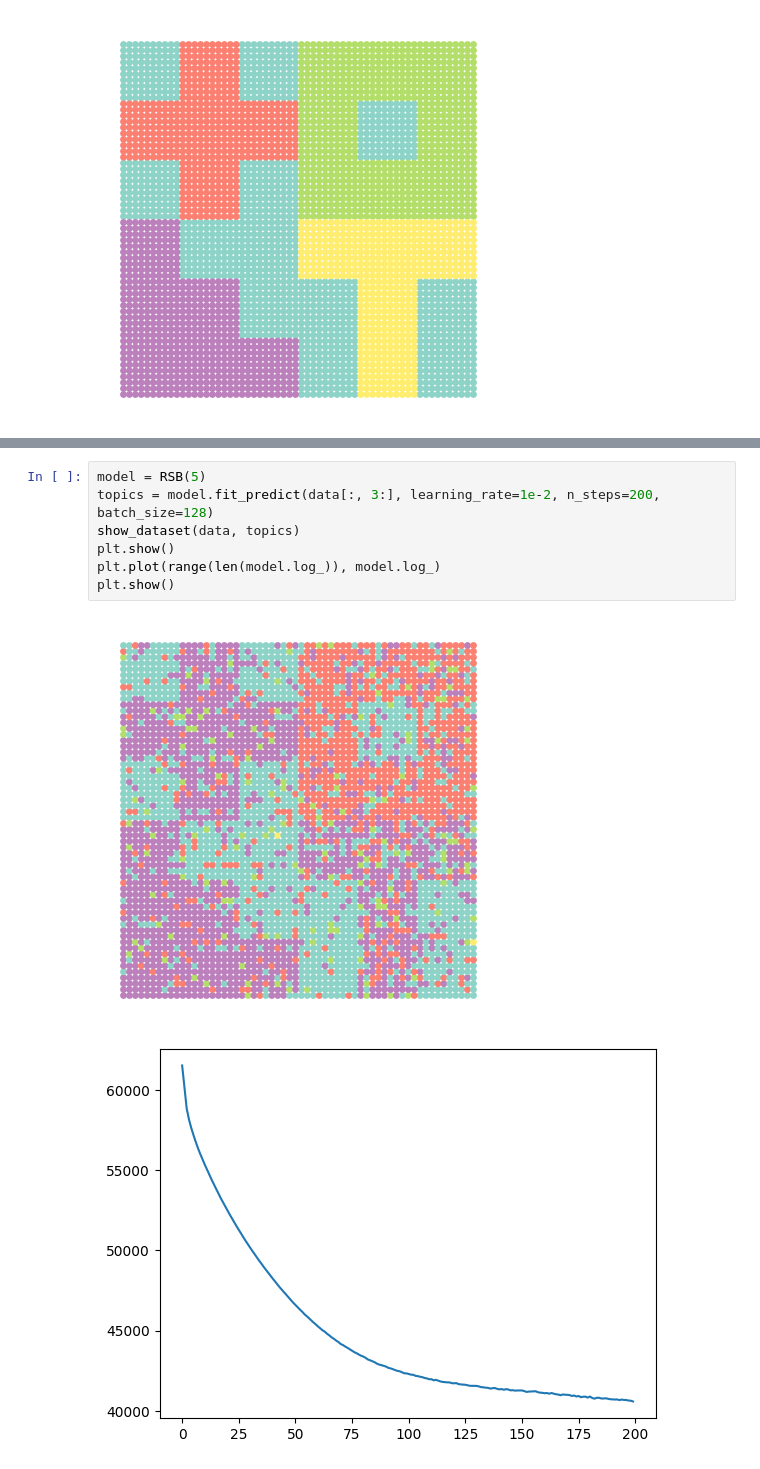
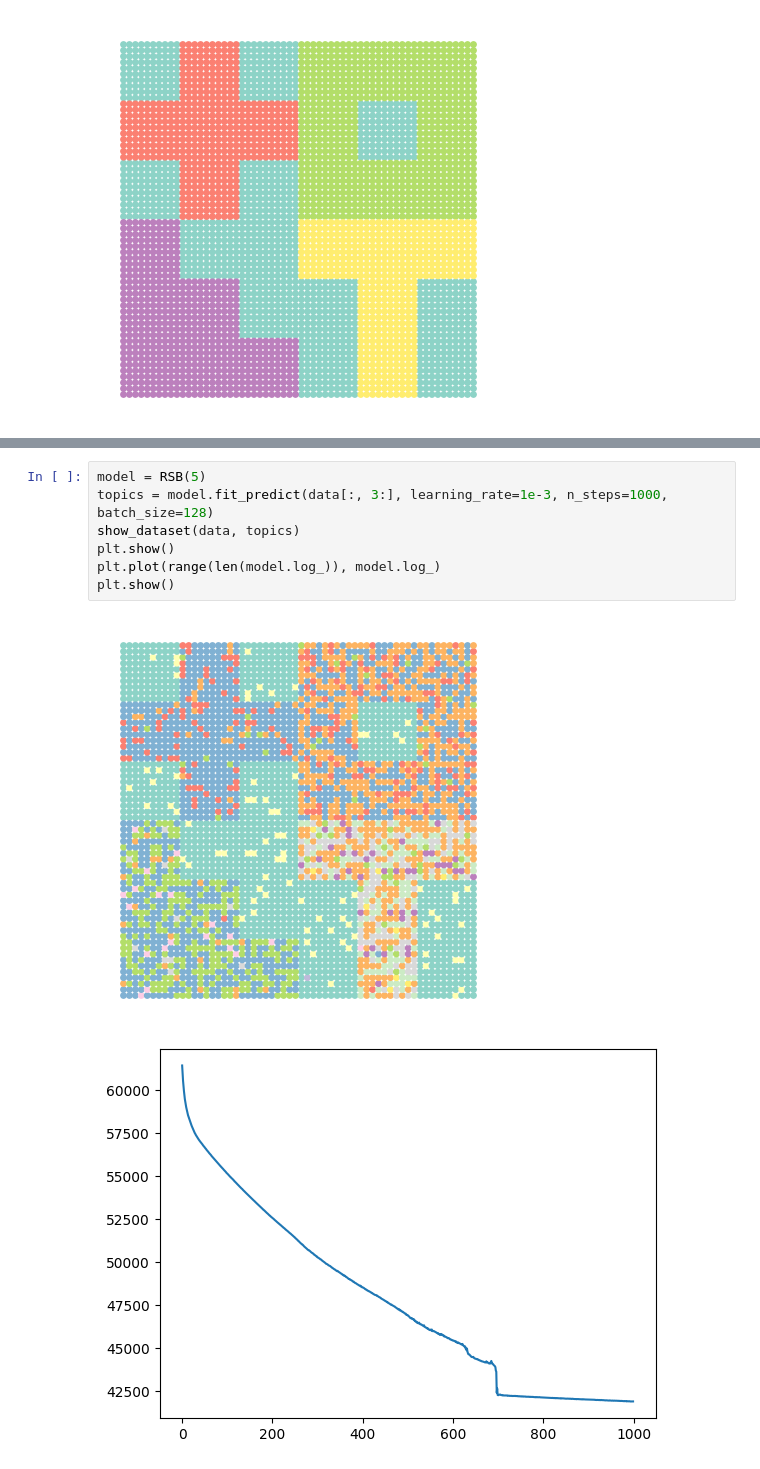
Before and after one commit to craigfouts/asterism, a Jupyter notebook: notebooks/sandbox.ipynb, the cells around one changed output, grey strips where cells are left out. Cells and saved outputs as stored; diff of their text form.

```diff
--- a/notebooks/sandbox.ipynb
+++ b/notebooks/sandbox.ipynb
@@ -122,10 +104,10 @@ tensor([[ 0,  0,  0,  ...,  0,  3,  7],
 # %%
 model = RSB(5)
-topics = model.fit_predict(data[:, 3:], learning_rate=1e-2, n_steps=200, batch_size=128)
+topics = model.fit_predict(data[:, 3:], learning_rate=1e-3, n_steps=1000, batch_size=128)
 show_dataset(data, topics)
 plt.show()
 plt.plot(range(len(model.log_)), model.log_)
 plt.show()
 # %% [output]
-[figure, old version]
+[figure, new version]
-[figure, old version]
+[figure, new version]
```
Also changed, not shown: parts of 6 cells of this notebook, 6 other files.
